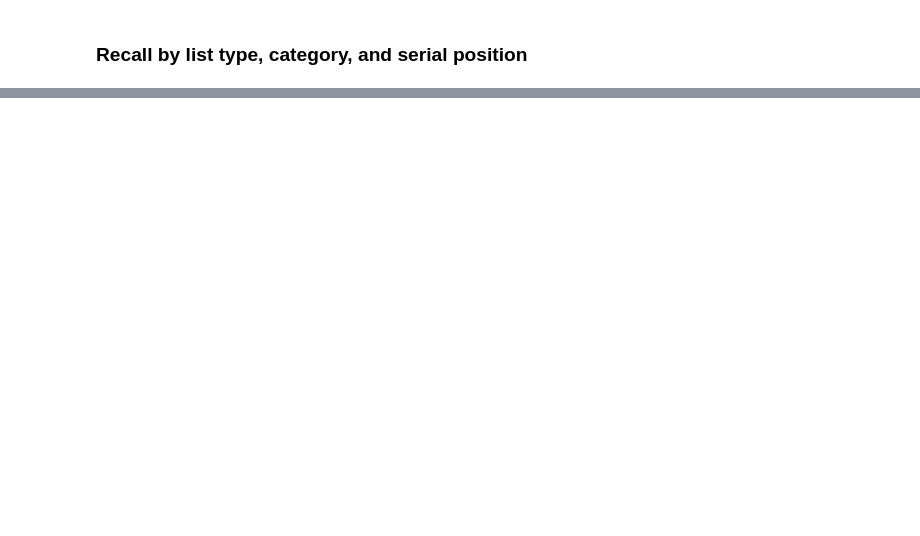
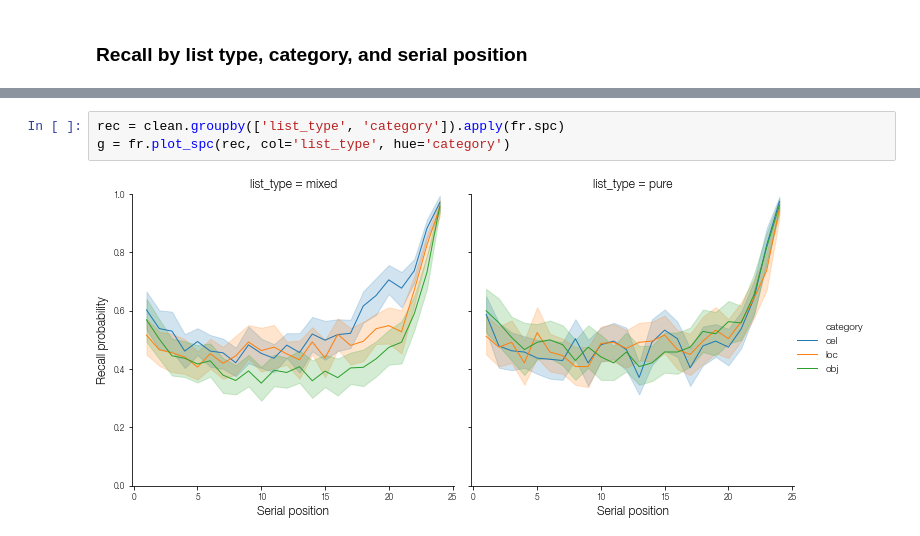
Before and after one commit to mortonne/psifr-notebooks, a Jupyter notebook: demo_recall.ipynb, the cells around one changed output, grey strips where cells are left out. Cells and saved outputs as stored; diff of their text form; blank space fills up the shorter version.

```diff
--- a/demo_recall.ipynb
+++ b/demo_recall.ipynb
@@ -170,0 +162,5 @@ g.set_axis_labels('Serial position', 'Recall performance');
+# %%
+rec = clean.groupby(['list_type', 'category']).apply(fr.spc)
+g = fr.plot_spc(rec, col='list_type', hue='category')
+# %% [output]
+[figure, added]
```
Also changed, not shown: parts of 7 cells of this notebook.
